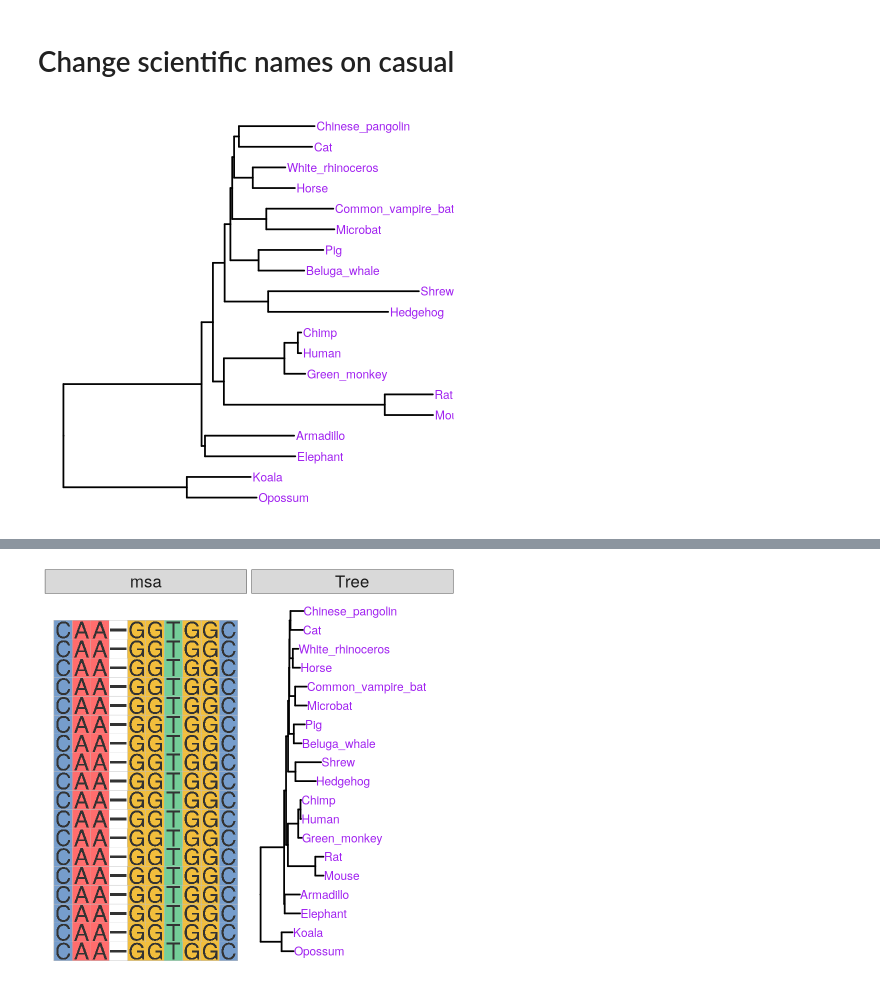
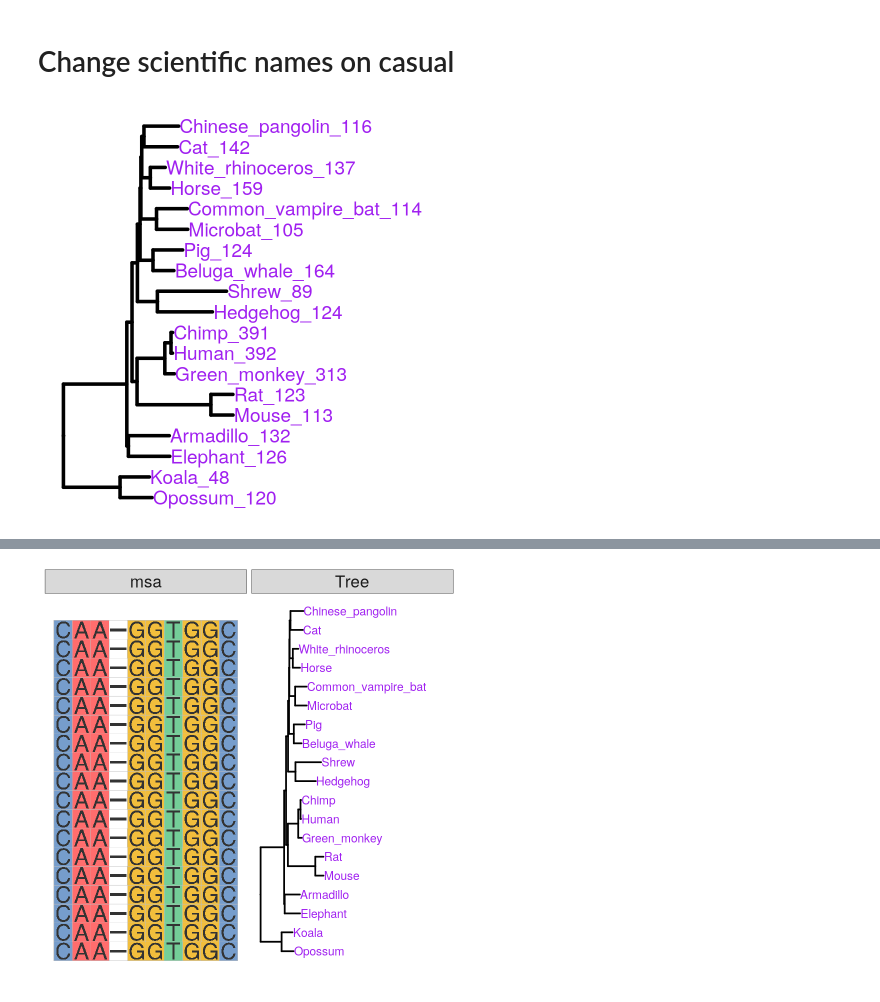
Before and after one commit to triasteran/nonAUG_manuscript, a Jupyter notebook: jupyter_notebooks/7b_R_tree_and_msa_Plots.ipynb, the cells around one changed output, grey strips where cells are left out. Cells and saved outputs as stored; diff of their text form; code cells hidden in the pictures.

```diff
--- a/jupyter_notebooks/7b_R_tree_and_msa_Plots.ipynb
+++ b/jupyter_notebooks/7b_R_tree_and_msa_Plots.ipynb
@@ -172,35 +292,37 @@ ggtree(pruned.tree) + geom_tiplab()
 # %%
 tips <- pruned.tree$tip.label
 
-names <- c('Human',
- 'Chimp',
- 'Green_monkey',
- 'Mouse',
- 'Rat',
- 'Beluga_whale',
- 'Pig',
- 'Horse',
- 'White_rhinoceros',
- 'Cat',
- 'Chinese_pangolin',
- 'Microbat',
- 'Common_vampire_bat',
- 'Hedgehog',
- 'Shrew',
- 'Elephant',
- 'Armadillo',
- 'Opossum',
- 'Koala')
+#names <- c('Human',
+# 'Chimp',
+# 'Green_monkey',
+# 'Mouse',
+# 'Rat',
+# 'Beluga_whale',
+# 'Pig',
+# 'Horse',
+# 'White_rhinoceros',
+# 'Cat',
+# 'Chinese_pangolin',
+# 'Microbat',
+# 'Common_vampire_bat',
+# 'Hedgehog',
+# 'Shrew',
+# 'Elephant',
+# 'Armadillo',
+# 'Opossum',
+# 'Koala')
+
+names <- c('Human_392', 'Chimp_391', 'Green_monkey_313', 'Mouse_113', 'Rat_123', 'Beluga_whale_164', 'Pig_124', 'Horse_159', 'White_rhinoceros_137', 'Cat_142', 'Chinese_pangolin_116', 'Microbat_105', 'Common_vampire_bat_114', 'Hedgehog_124', 'Shrew_89', 'Elephant_126', 'Armadillo_132', 'Opossum_120', 'Koala_48')
 
 dat <- data.frame(tips, names)
 
 ntree <- sub.taxa.label(pruned.tree, dat)
 
-p <- ggtree(ntree, size=1) + geom_tiplab(size=5, color="purple") # + xlim_tree(1.5)
+p <- ggtree(ntree, size=2) + geom_tiplab(size=8, color="purple") + xlim_tree(1.5)
 
 p
 # %% [output]
-[figure, old version]
+[figure, new version]
 # %%
 data <- tidy_msa(s)
 
```
Also changed, not shown: parts of 18 cells of this notebook, 21 other files.
